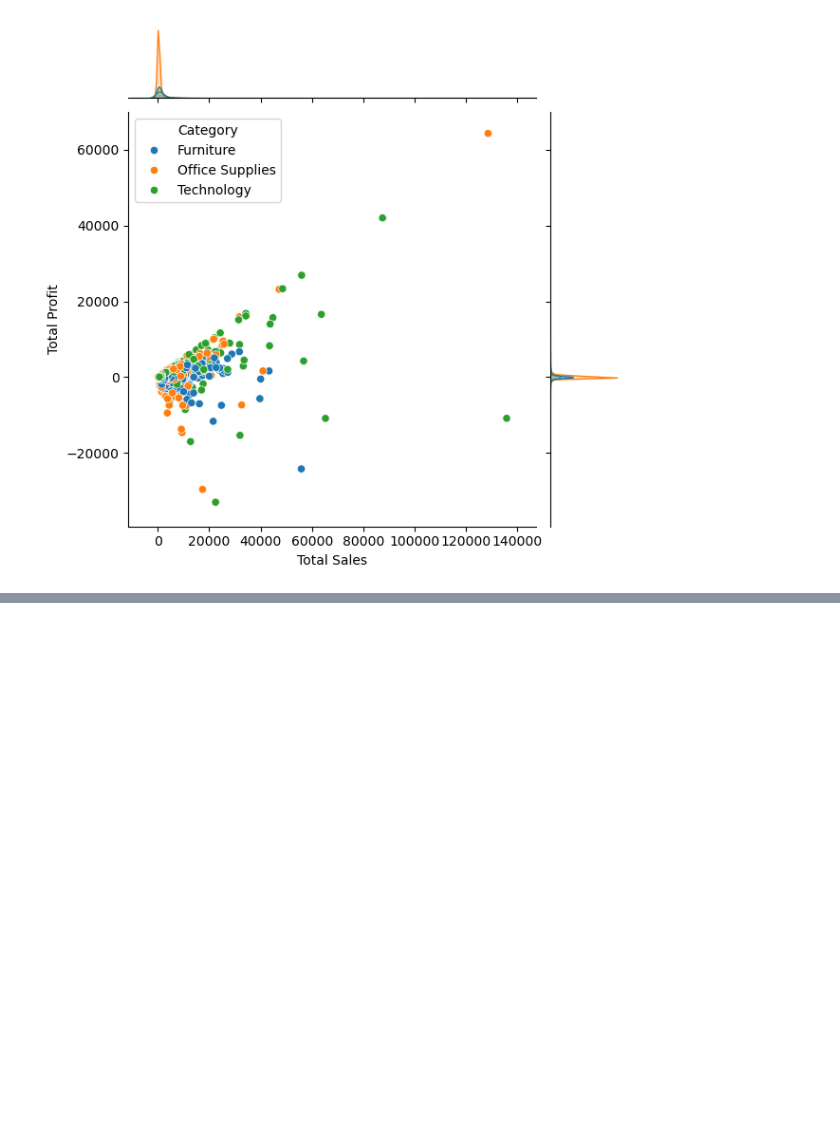
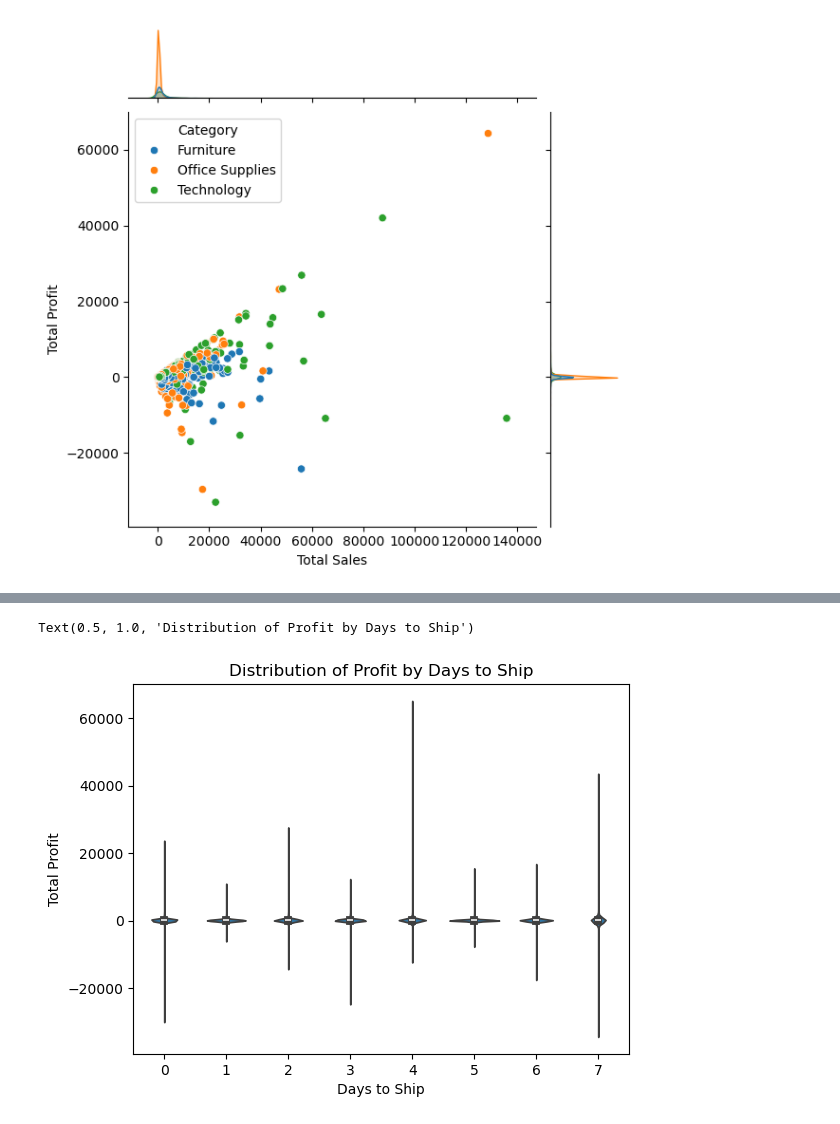
Before and after one commit to Shyam1327/SuperStore_Sales, a Jupyter notebook: SuperStore_Sales.ipynb, the cells around one changed output, grey strips where cells are left out. Saved outputs shown, nothing was run; the diff lists cells and outputs as text; code cells hidden in the pictures; blank space fills up the shorter version.

```diff
--- a/SuperStore_Sales.ipynb
+++ b/SuperStore_Sales.ipynb
@@ -1040,0 +1115,13 @@ plt.show()
+# %%
+#Days to ship Vs Total Profit
+
+sns.violinplot(
+    x='Days to Ship',
+    y='Total Profit',
+    data=df
+)
+
+plt.title('Distribution of Profit by Days to Ship')
+# %% [output]
+Text(0.5, 1.0, 'Distribution of Profit by Days to Ship')
+[figure, added]
```
Also changed, not shown: parts of 7 cells of this notebook.
